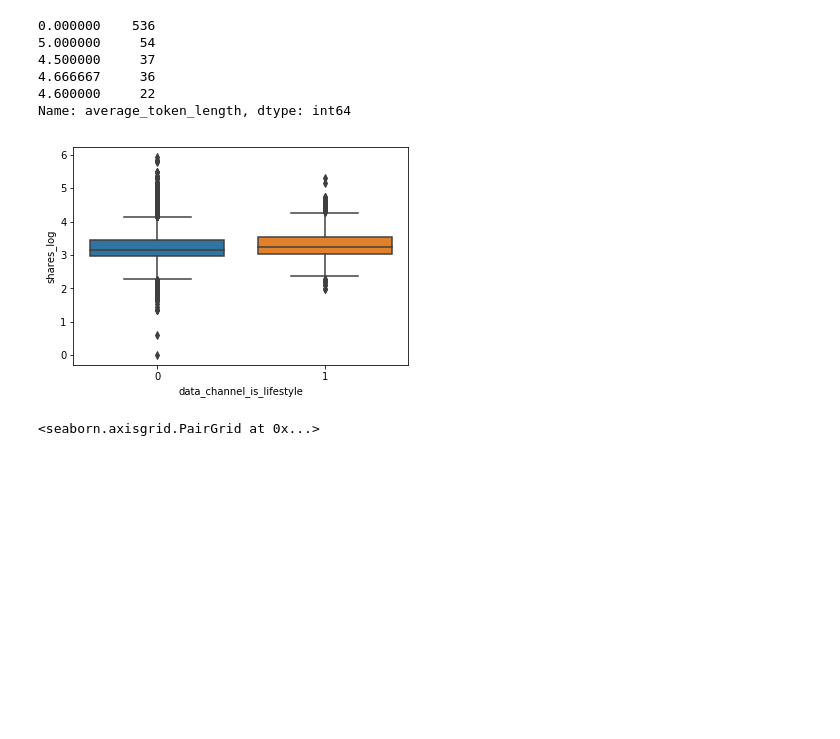
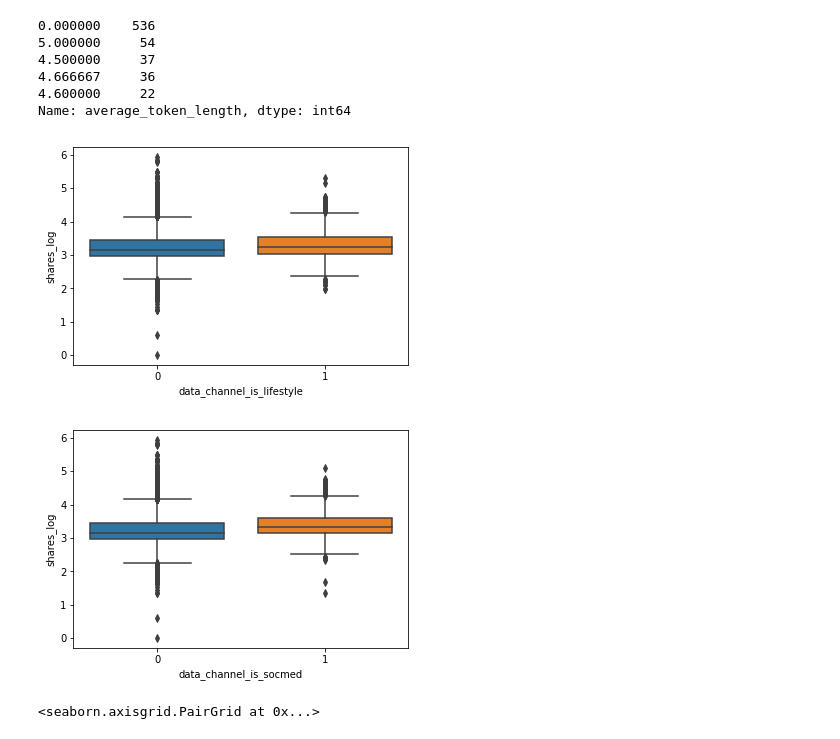
Before and after one commit to JahouNyan/DDL_Ex, a Jupyter notebook: Assignments/Assignment_2/Assignment_2.ipynb, the cells around one changed output. Drawn from its saved outputs; the diff is of its cells as text; code cells hidden in the pictures; blank space fills up the shorter version.

```diff
--- a/Assignments/Assignment_2/Assignment_2.ipynb
+++ b/Assignments/Assignment_2/Assignment_2.ipynb
@@ -66,12 +60,15 @@ df.average_token_length.value_counts().head()
 4.600000     22
 Name: average_token_length, dtype: int64
 # %%
-#shares log and type of channel...so need to convert these values and do value _counts to allow for insights...ditto for the dates
+#shares log and type of channel...so need to convert these values and do value _counts to allow for insights...ditto for the days
 sns.boxplot(x=df["data_channel_is_lifestyle"],y=df["shares_log"], data=df)
 plt.show()
-#not making sense
+sns.boxplot(x=df["data_channel_is_socmed"],y=df["shares_log"], data=df)
+plt.show()
+# a lifestyle channel is slightly more likely to get more share than other channels
 # %% [output]
 [figure]
+[figure, added]
 # %%
 #looking at relationship between log shares and sentiment values
 df_sub_senti = df[["global_subjectivity", "global_sentiment_polarity", "title_subjectivity", "shares_log"]]
```
Also changed, not shown: parts of 20 cells of this notebook.
